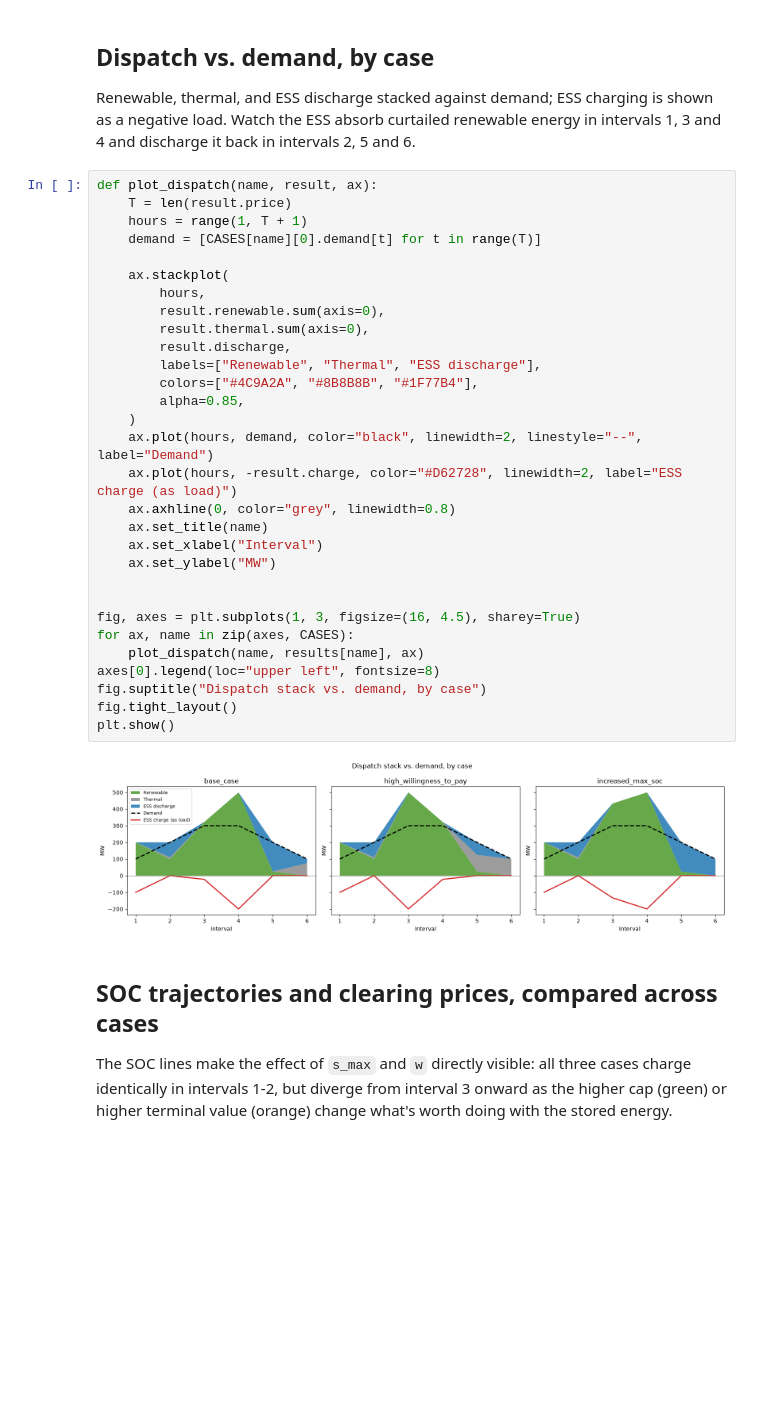
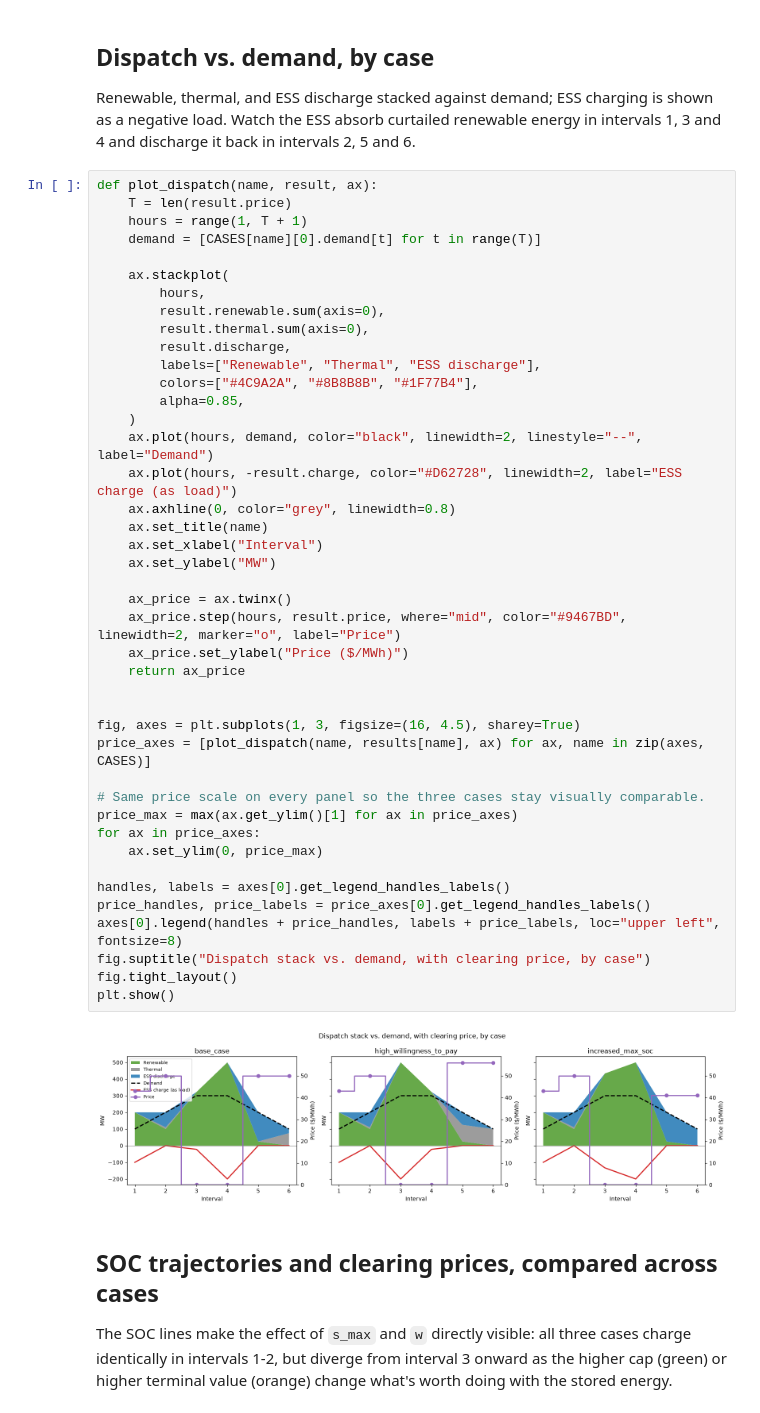
Before and after one commit to ccanoyrac/ESS-equivalent-bids-from-SOC-DA-market, a Jupyter notebook: Code/notebooks/reproduce_baldick.ipynb, the cells around one changed output. Drawn from its saved outputs; the diff is of its cells as text; blank space fills up the shorter version.

Commit message:
Show clearing price on a secondary axis in the dispatch-stack plot
Each per-case panel now overlays the market-clearing price (step line, right
axis) on top of the dispatch stack, with all three panels sharing one price
scale so cases stay comparable. Re-executed the notebook so the rendered plot
reflects the change.

Co-Authored-By: Claude Sonnet 5 <noreply@anthropic.com>

```diff
--- a/Code/notebooks/reproduce_baldick.ipynb
+++ b/Code/notebooks/reproduce_baldick.ipynb
@@ -129,35 +129,47 @@ and 4 and discharge it back in intervals 2, 5 and 6.
 # %%
 def plot_dispatch(name, result, ax):
     T = len(result.price)
     hours = range(1, T + 1)
     demand = [CASES[name][0].demand[t] for t in range(T)]
 
     ax.stackplot(
         hours,
         result.renewable.sum(axis=0),
         result.thermal.sum(axis=0),
         result.discharge,
         labels=["Renewable", "Thermal", "ESS discharge"],
         colors=["#4C9A2A", "#8B8B8B", "#1F77B4"],
         alpha=0.85,
     )
     ax.plot(hours, demand, color="black", linewidth=2, linestyle="--", label="Demand")
     ax.plot(hours, -result.charge, color="#D62728", linewidth=2, label="ESS charge (as load)")
     ax.axhline(0, color="grey", linewidth=0.8)
     ax.set_title(name)
     ax.set_xlabel("Interval")
     ax.set_ylabel("MW")
 
+    ax_price = ax.twinx()
+    ax_price.step(hours, result.price, where="mid", color="#9467BD", linewidth=2, marker="o", label="Price")
+    ax_price.set_ylabel("Price ($/MWh)")
+    return ax_price
+
 
 fig, axes = plt.subplots(1, 3, figsize=(16, 4.5), sharey=True)
-for ax, name in zip(axes, CASES):
-    plot_dispatch(name, results[name], ax)
-axes[0].legend(loc="upper left", fontsize=8)
-fig.suptitle("Dispatch stack vs. demand, by case")
+price_axes = [plot_dispatch(name, results[name], ax) for ax, name in zip(axes, CASES)]
+
+# Same price scale on every panel so the three cases stay visually comparable.
+price_max = max(ax.get_ylim()[1] for ax in price_axes)
+for ax in price_axes:
+    ax.set_ylim(0, price_max)
+
+handles, labels = axes[0].get_legend_handles_labels()
+price_handles, price_labels = price_axes[0].get_legend_handles_labels()
+axes[0].legend(handles + price_handles, labels + price_labels, loc="upper left", fontsize=8)
+fig.suptitle("Dispatch stack vs. demand, with clearing price, by case")
 fig.tight_layout()
 plt.show()
 # %% [output]
-[figure, old version]
+[figure, new version]
 # %% [markdown]
 ## SOC trajectories and clearing prices, compared across cases
 
```
